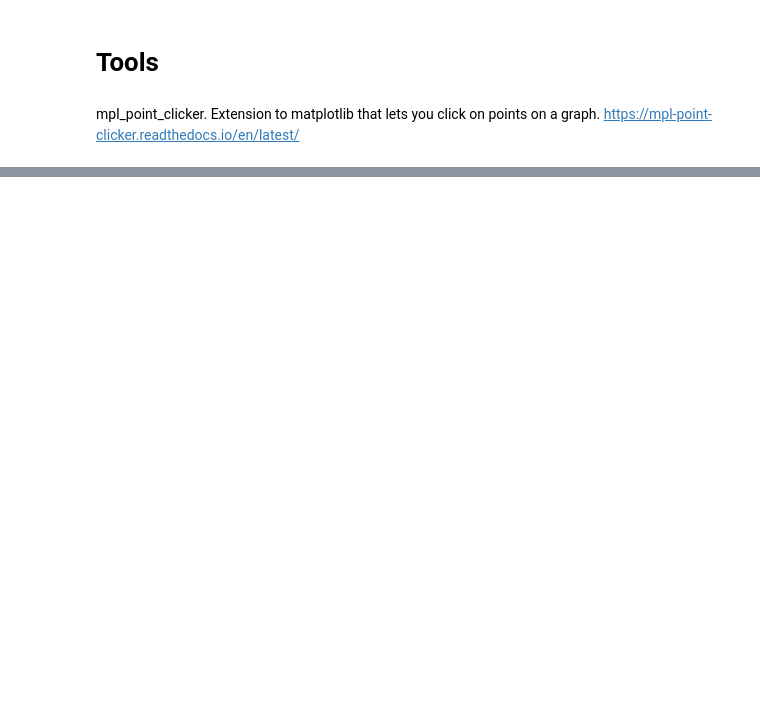
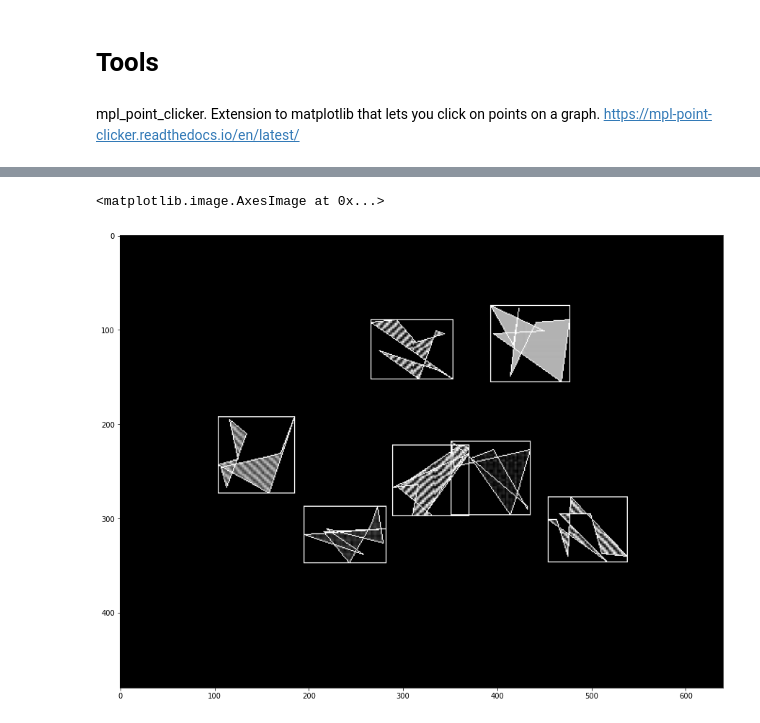
Before and after one commit to tensorturtle/deep-sinusoidal-grating, a Jupyter notebook: making_dot_distortion_prototypes.ipynb, the cells around one changed output, grey strips where cells are left out. Saved outputs shown, nothing was run; the diff lists cells and outputs as text; code cells hidden in the pictures; blank space fills up the shorter version.

```diff
--- a/making_dot_distortion_prototypes.ipynb
+++ b/making_dot_distortion_prototypes.ipynb
@@ -209,0 +196,11 @@ klicker = clicker(
+# %%
+def place_small_img_on_large_img(large_img, small_img, coords):
+    '''
+    Place small_img on large_img at coords
+
+    large_img (np.array): image to place small_img on
+    small_img (np.array): image to place on large_img
+    coords (tuple(int,int)): (x, y) point coordinates of top-left of small image
+    '''
+    large_img[coords[0]:coords[0]+small_img.shape[0], coords[1]:coords[1]+small_img.shape[1]] = small_img
+    return large_img
@@ -209,0 +272,8 @@ klicker = clicker(
+# %%
+plt.figure(figsize=(15,15))
+
+final_image, final_bboxes = visual_search_display(shape_image=example_shape, shape_bbox=bbox, shape_category='A', total_shapes=7, width=640, height=480, margin=40, draw_bboxes=True)
+plt.imshow(final_image, cmap='gray')
+# %% [output]
+<matplotlib.image.AxesImage at 0x...>
+[figure, added]
```
Also changed, not shown: parts of 17 cells of this notebook, 3 other files.
